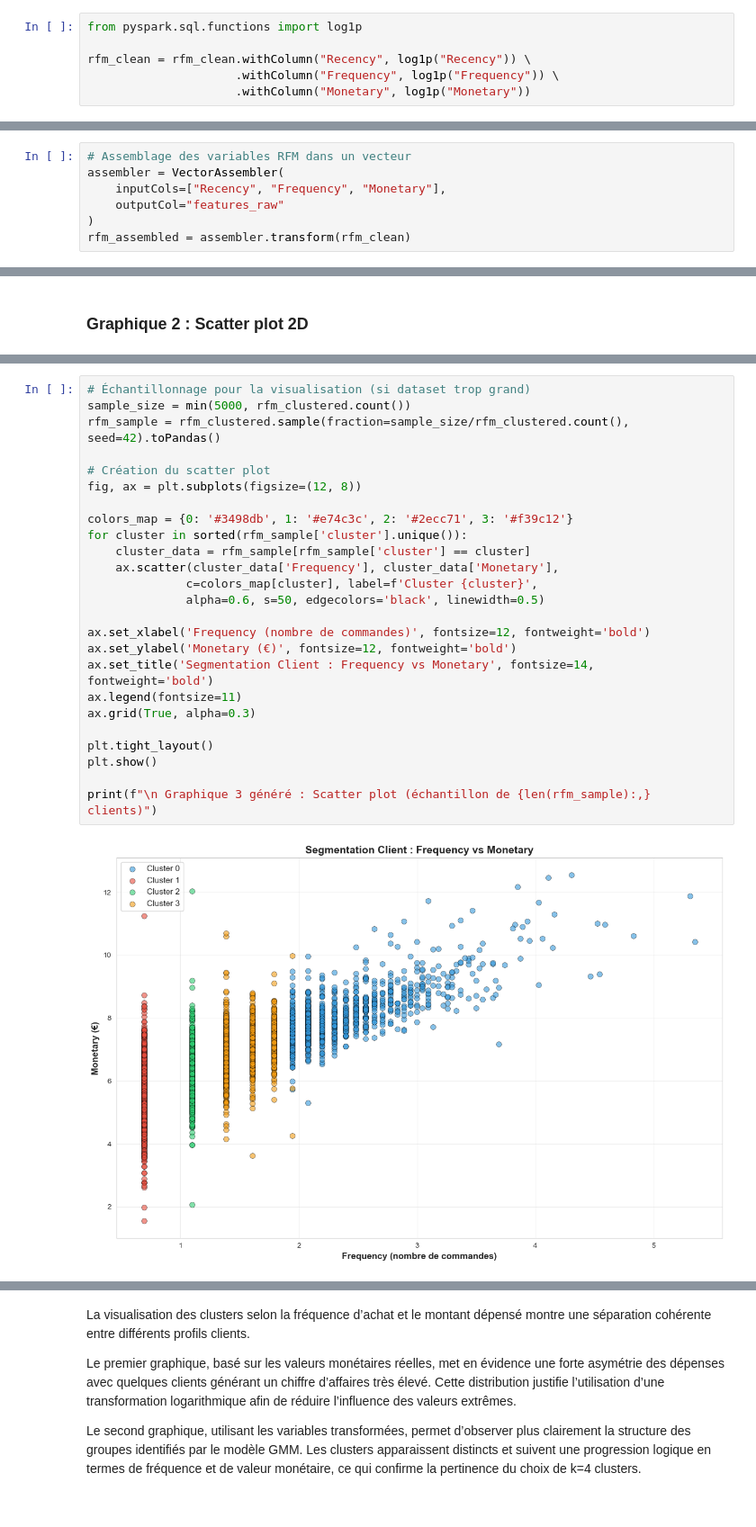
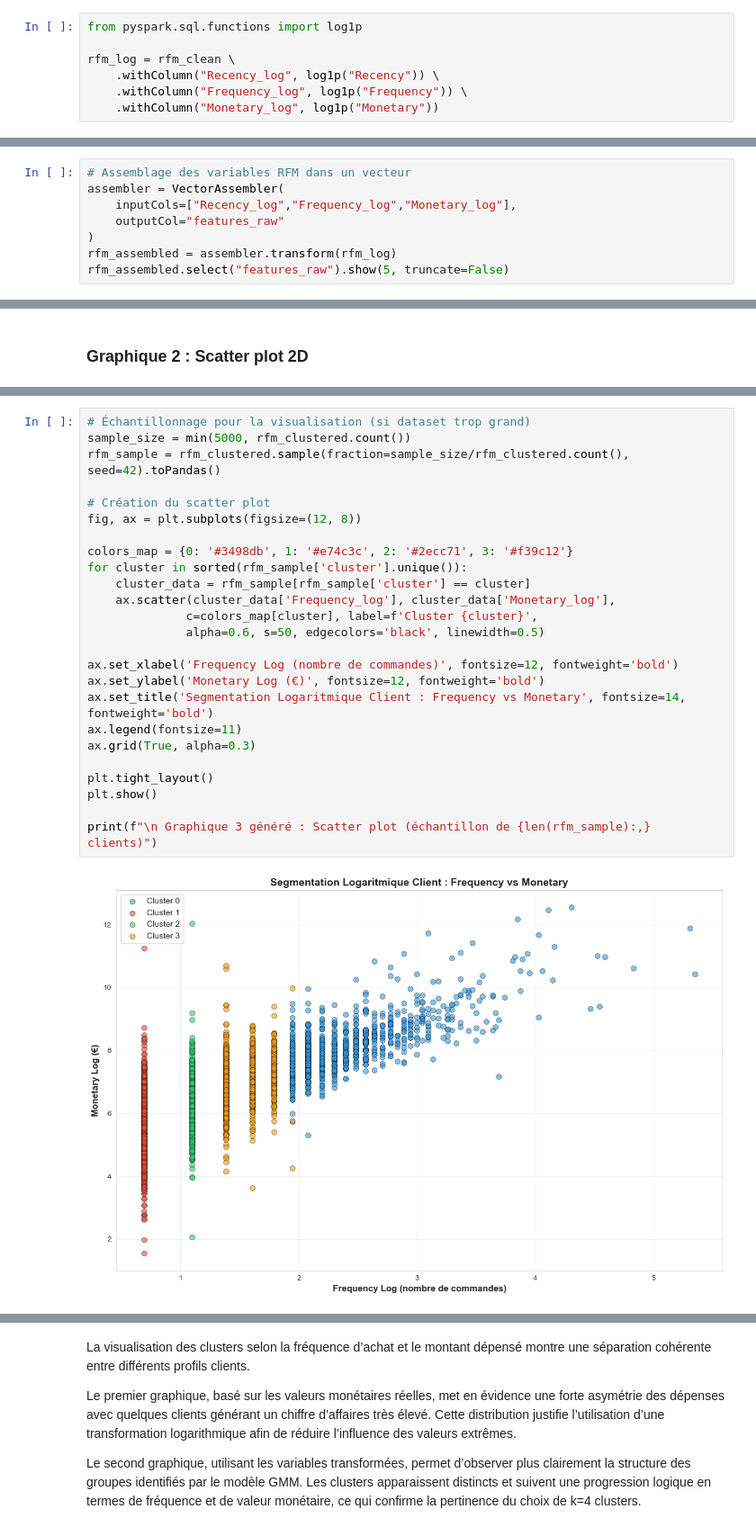
Before and after one commit to EdLac/spark-ecommerce, a Jupyter notebook: notebooks/ProjetFinal.ipynb, the cells around one changed output, grey strips where cells are left out. Shown at 90% size. Saved outputs shown, nothing was run; the diff lists cells and outputs as text.

```diff
--- a/notebooks/ProjetFinal.ipynb
+++ b/notebooks/ProjetFinal.ipynb
@@ -374,8 +380,9 @@ only showing top 10 rows
 # %%
 from pyspark.sql.functions import log1p
 
-rfm_clean = rfm_clean.withColumn("Recency", log1p("Recency")) \
-                     .withColumn("Frequency", log1p("Frequency")) \
-                     .withColumn("Monetary", log1p("Monetary"))
+rfm_log = rfm_clean \
+    .withColumn("Recency_log", log1p("Recency")) \
+    .withColumn("Frequency_log", log1p("Frequency")) \
+    .withColumn("Monetary_log", log1p("Monetary"))
 # %%
 print("\n=== STATISTIQUES RFM ===")
@@ -442,7 +406,8 @@ from pyspark.ml.feature import VectorAssembler, StandardScaler
 # %%
 # Assemblage des variables RFM dans un vecteur
 assembler = VectorAssembler(
-    inputCols=["Recency", "Frequency", "Monetary"],
+    inputCols=["Recency_log","Frequency_log","Monetary_log"],
     outputCol="features_raw"
 )
-rfm_assembled = assembler.transform(rfm_clean)
+rfm_assembled = assembler.transform(rfm_log)
+rfm_assembled.select("features_raw").show(5, truncate=False)
@@ -982,30 +984,30 @@ plt.show()
 # %%
 # Échantillonnage pour la visualisation (si dataset trop grand)
 sample_size = min(5000, rfm_clustered.count())
 rfm_sample = rfm_clustered.sample(fraction=sample_size/rfm_clustered.count(), seed=42).toPandas()
 
 # Création du scatter plot
 fig, ax = plt.subplots(figsize=(12, 8))
 
 colors_map = {0: '#3498db', 1: '#e74c3c', 2: '#2ecc71', 3: '#f39c12'}
 for cluster in sorted(rfm_sample['cluster'].unique()):
     cluster_data = rfm_sample[rfm_sample['cluster'] == cluster]
-    ax.scatter(cluster_data['Frequency'], cluster_data['Monetary'],
+    ax.scatter(cluster_data['Frequency_log'], cluster_data['Monetary_log'],
               c=colors_map[cluster], label=f'Cluster {cluster}',
               alpha=0.6, s=50, edgecolors='black', linewidth=0.5)
 
-ax.set_xlabel('Frequency (nombre de commandes)', fontsize=12, fontweight='bold')
-ax.set_ylabel('Monetary (€)', fontsize=12, fontweight='bold')
-ax.set_title('Segmentation Client : Frequency vs Monetary', fontsize=14, fontweight='bold')
+ax.set_xlabel('Frequency Log (nombre de commandes)', fontsize=12, fontweight='bold')
+ax.set_ylabel('Monetary Log (€)', fontsize=12, fontweight='bold')
+ax.set_title('Segmentation Logaritmique Client : Frequency vs Monetary', fontsize=14, fontweight='bold')
 ax.legend(fontsize=11)
 ax.grid(True, alpha=0.3)
 
 plt.tight_layout()
 plt.show()
 
 print(f"\n Graphique 3 généré : Scatter plot (échantillon de {len(rfm_sample):,} clients)")
 # %% [output]
-[figure, old version]
+[figure, new version]
  Graphique 3 généré : Scatter plot (échantillon de 4,338 clients)
 # %% [markdown]
 La visualisation des clusters selon la fréquence d’achat et le montant dépensé montre une séparation cohérente entre différents profils clients.
```
Also changed, not shown: parts of 34 cells of this notebook.
